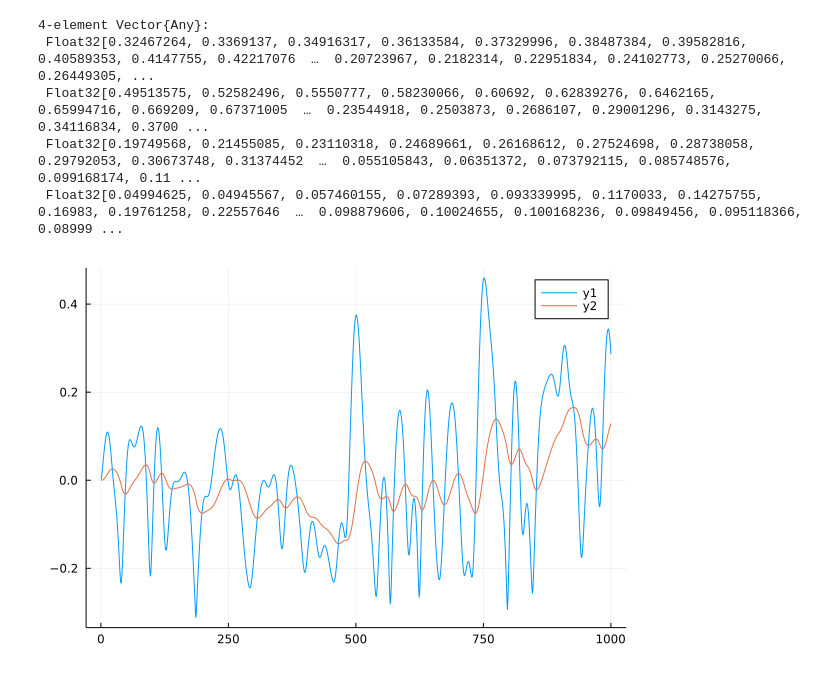
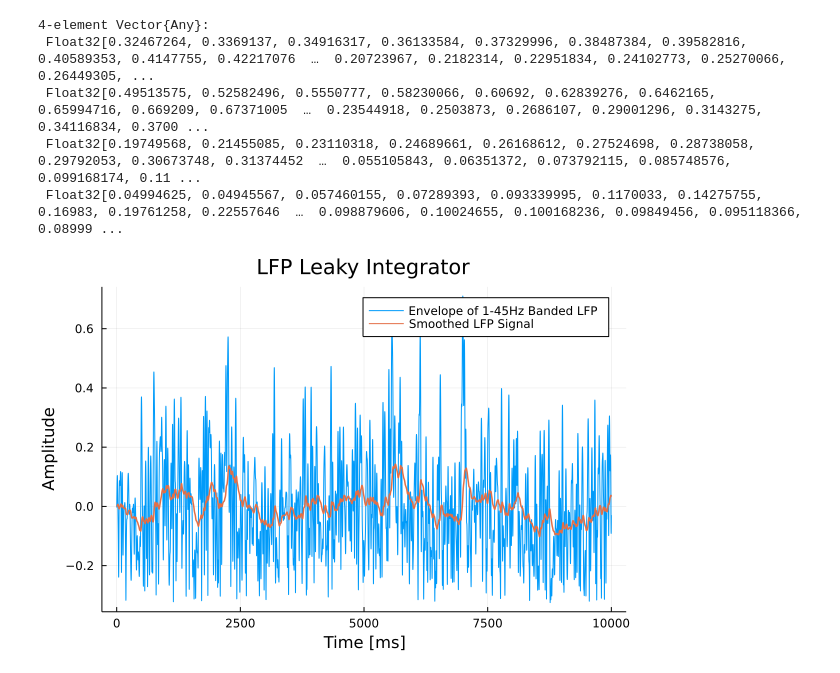
Before and after one commit to alexelwood14/O2-LFP-modelling, a Jupyter notebook: src/notebooks/leaky-integrator.ipynb, the cells around one changed output. Saved outputs shown, nothing was run; the diff lists cells and outputs as text; code cells hidden in the pictures.

Commit message:
Cleaned up graphs

```diff
--- a/src/notebooks/leaky-integrator.ipynb
+++ b/src/notebooks/leaky-integrator.ipynb
@@ -92,21 +97,24 @@ lfp_envelopes
  Float32[0.19749568, 0.21455085, 0.23110318, 0.24689661, 0.26168612, 0.27524698, 0.28738058, 0.29792053, 0.30673748, 0.31374452  …  0.055105843, 0.06351372, 0.073792115, 0.085748576, 0.099168174, 0.11 ...
  Float32[0.04994625, 0.04945567, 0.057460155, 0.07289393, 0.093339995, 0.1170033, 0.14275755, 0.16983, 0.19761258, 0.22557646  …  0.098879606, 0.10024655, 0.100168236, 0.09849456, 0.095118366, 0.08999 ...
 # %%
-maxt = 1000
+maxt = 10000
 t = (1:maxt)
 nt = length(t)
 
-k=0.05
+k=0.2
 
 s = lfp_envelopes[1][t] .- mean(lfp_envelopes[1][t])
 
 y = zeros(length(t));
 for i in 1:(nt-1)
     dy = (s[i]-y[i])/k;
     y[i+1] = y[i]+dy*dt;
 end
 
-plot(t,s)
-plot!(t,y)
+plot(t,s, label="Envelope of 1-45Hz Banded LFP")
+plot!(t,y, label="Smoothed LFP Signal", linewidth=1.5)
+title!("LFP Leaky Integrator")
+xlabel!("Time [ms]")
+ylabel!("Amplitude")
 # %% [output]
-[figure, old version]
+[figure, new version]
```
Also changed, not shown: parts of 3 cells of this notebook.
